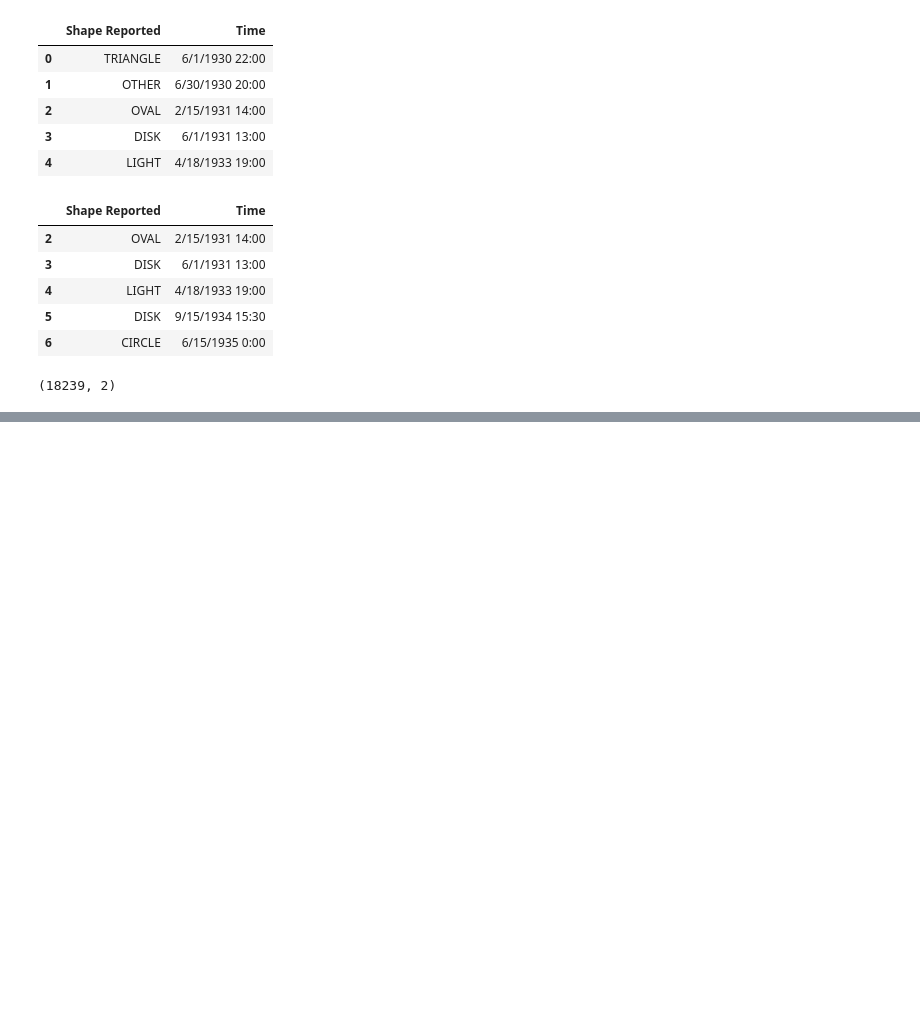
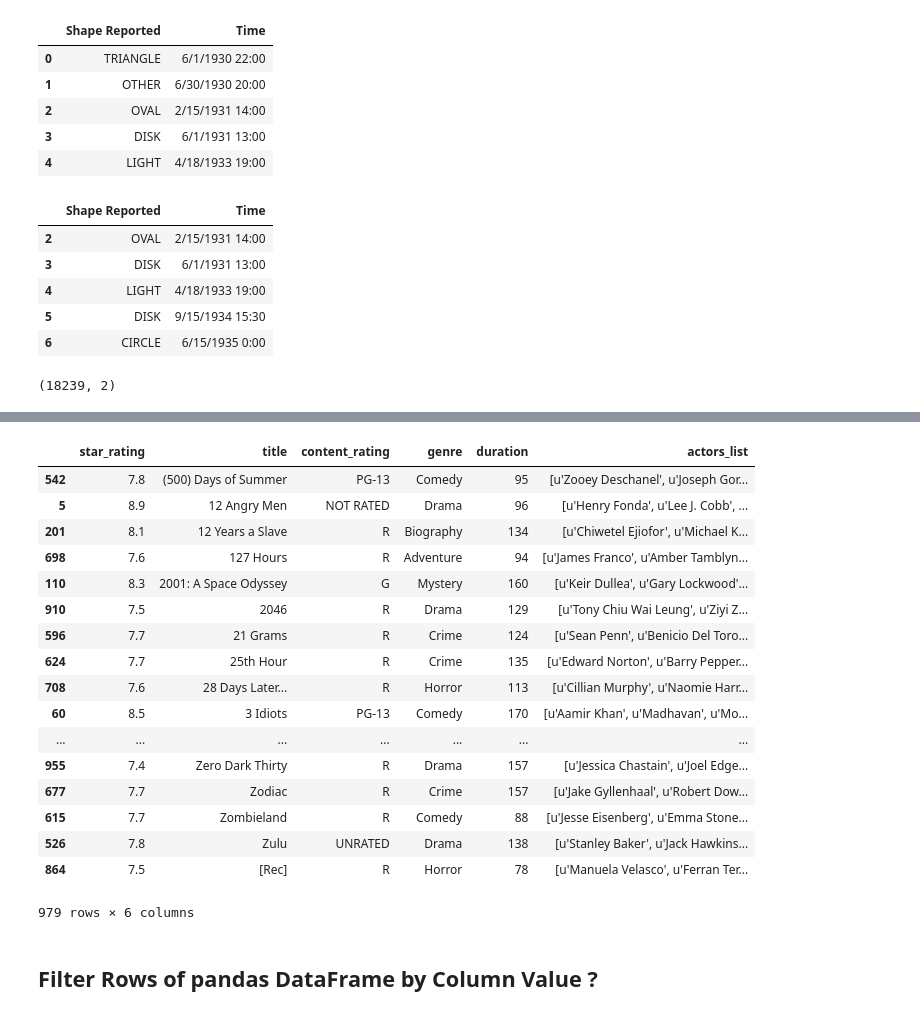
Before and after one commit to rkgitvinay/pandas-jupyter-notebook, a Jupyter notebook: Pandas-Tutuorial.ipynb, the cells around one changed output, grey strips where cells are left out. Drawn from its saved outputs; the diff is of its cells as text; code cells hidden in the pictures; blank space fills up the shorter version.

Commit message:
filter added in book

```diff
--- a/Pandas-Tutuorial.ipynb
+++ b/Pandas-Tutuorial.ipynb
@@ -233,0 +238,2 @@ ufo.shape
+# %%
+movies = pd.read_csv('http://bit.ly/imdbratings')
@@ -233,0 +271,24 @@ ufo.shape
+# %%
+## sort a dataframe
+movies.sort_values('title')
+# %% [output]
+|  | star_rating | title | content_rating | genre | duration | actors_list |
+| 542 | 7.8 | (500) Days of Summer | PG-13 | Comedy | 95 | [u'Zooey Deschanel', u'Joseph Gor... |
+| 5 | 8.9 | 12 Angry Men | NOT RATED | Drama | 96 | [u'Henry Fonda', u'Lee J. Cobb', ... |
+| 201 | 8.1 | 12 Years a Slave | R | Biography | 134 | [u'Chiwetel Ejiofor', u'Michael K... |
+| 698 | 7.6 | 127 Hours | R | Adventure | 94 | [u'James Franco', u'Amber Tamblyn... |
+| 110 | 8.3 | 2001: A Space Odyssey | G | Mystery | 160 | [u'Keir Dullea', u'Gary Lockwood'... |
+| 910 | 7.5 | 2046 | R | Drama | 129 | [u'Tony Chiu Wai Leung', u'Ziyi Z... |
+| 596 | 7.7 | 21 Grams | R | Crime | 124 | [u'Sean Penn', u'Benicio Del Toro... |
+| 624 | 7.7 | 25th Hour | R | Crime | 135 | [u'Edward Norton', u'Barry Pepper... |
+| 708 | 7.6 | 28 Days Later... | R | Horror | 113 | [u'Cillian Murphy', u'Naomie Harr... |
+| 60 | 8.5 | 3 Idiots | PG-13 | Comedy | 170 | [u'Aamir Khan', u'Madhavan', u'Mo... |
+| ... | ... | ... | ... | ... | ... | ... |
+| 955 | 7.4 | Zero Dark Thirty | R | Drama | 157 | [u'Jessica Chastain', u'Joel Edge... |
+| 677 | 7.7 | Zodiac | R | Crime | 157 | [u'Jake Gyllenhaal', u'Robert Dow... |
+| 615 | 7.7 | Zombieland | R | Comedy | 88 | [u'Jesse Eisenberg', u'Emma Stone... |
+| 526 | 7.8 | Zulu | UNRATED | Drama | 138 | [u'Stanley Baker', u'Jack Hawkins... |
+| 864 | 7.5 | [Rec] | R | Horror | 78 | [u'Manuela Velasco', u'Ferran Ter... |
+979 rows × 6 columns
+# %% [markdown]
+## Filter Rows of pandas DataFrame by Column Value ?
```
Also changed, not shown: parts of 24 cells of this notebook.
